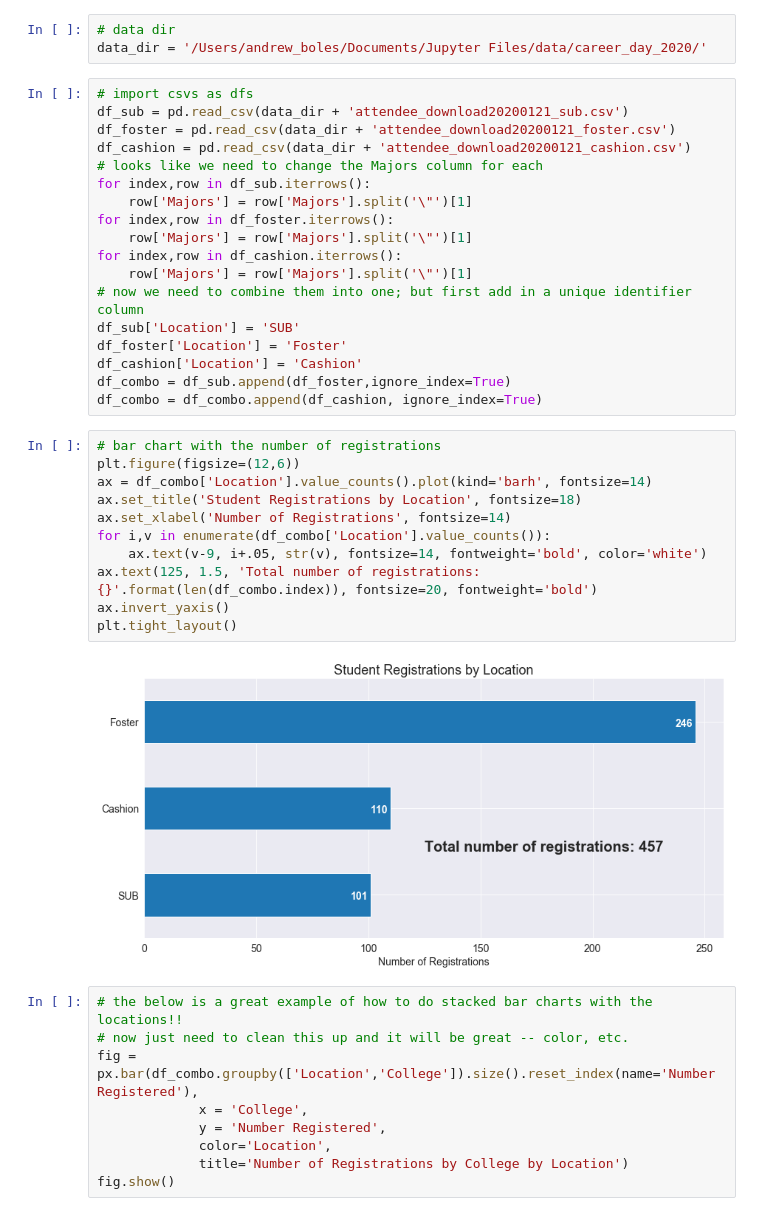
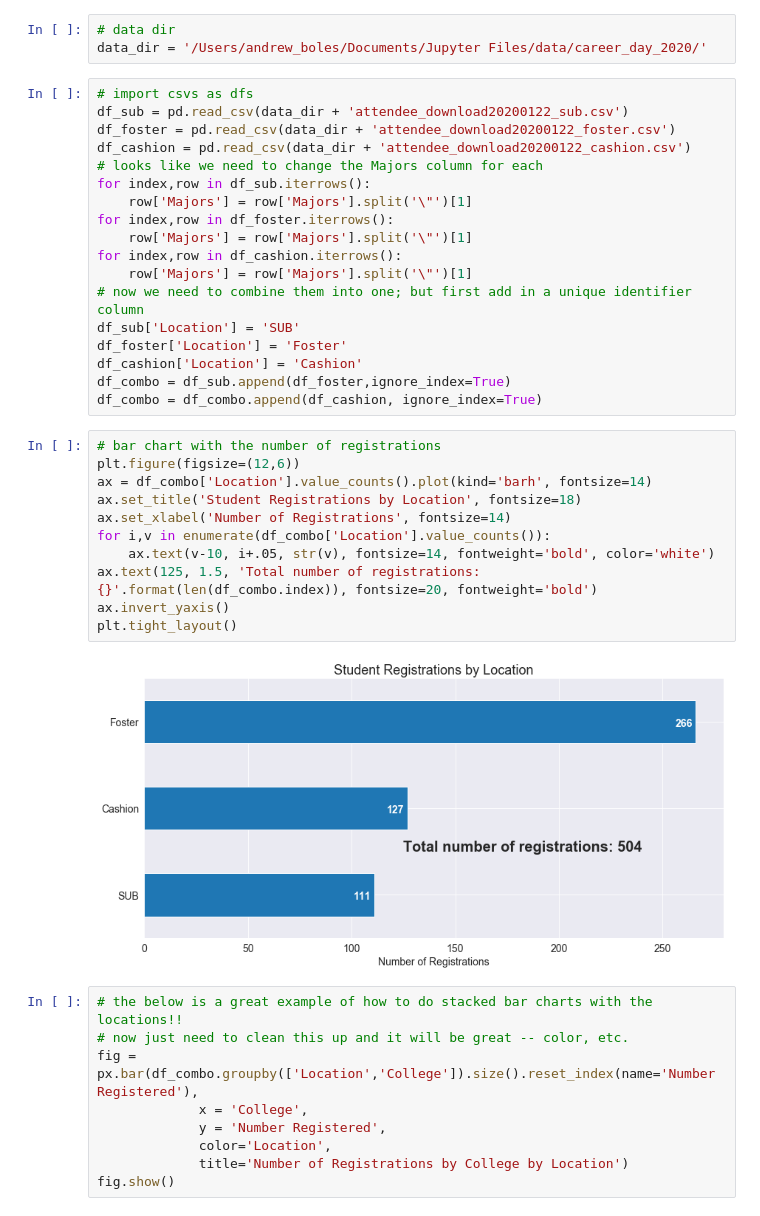
Before and after one commit to AKBoles/Jupyter-Notebook-Reports, a Jupyter notebook: Career Day 2020 Student Registration Report.ipynb, the cells around one changed output. Saved outputs shown, nothing was run; the diff lists cells and outputs as text.

```diff
--- a/Career Day 2020 Student Registration Report.ipynb
+++ b/Career Day 2020 Student Registration Report.ipynb
@@ -36,9 +36,9 @@ sns.set_style('darkgrid')
 data_dir = '/Users/andrew_boles/Documents/Jupyter Files/data/career_day_2020/'
 # %%
 # import csvs as dfs
-df_sub = pd.read_csv(data_dir + 'attendee_download20200121_sub.csv')
-df_foster = pd.read_csv(data_dir + 'attendee_download20200121_foster.csv')
-df_cashion = pd.read_csv(data_dir + 'attendee_download20200121_cashion.csv')
+df_sub = pd.read_csv(data_dir + 'attendee_download20200122_sub.csv')
+df_foster = pd.read_csv(data_dir + 'attendee_download20200122_foster.csv')
+df_cashion = pd.read_csv(data_dir + 'attendee_download20200122_cashion.csv')
 # looks like we need to change the Majors column for each
 for index,row in df_sub.iterrows():
     row['Majors'] = row['Majors'].split('\"')[1]
@@ -55,16 +55,16 @@ df_combo = df_combo.append(df_cashion, ignore_index=True)
 # %%
 # bar chart with the number of registrations
 plt.figure(figsize=(12,6))
 ax = df_combo['Location'].value_counts().plot(kind='barh', fontsize=14)
 ax.set_title('Student Registrations by Location', fontsize=18)
 ax.set_xlabel('Number of Registrations', fontsize=14)
 for i,v in enumerate(df_combo['Location'].value_counts()):
-    ax.text(v-9, i+.05, str(v), fontsize=14, fontweight='bold', color='white')
+    ax.text(v-10, i+.05, str(v), fontsize=14, fontweight='bold', color='white')
 ax.text(125, 1.5, 'Total number of registrations: {}'.format(len(df_combo.index)), fontsize=20, fontweight='bold')
 ax.invert_yaxis()
 plt.tight_layout()
 # %% [output]
-[figure, old version]
+[figure, new version]
 # %%
 # the below is a great example of how to do stacked bar charts with the locations!!
 # now just need to clean this up and it will be great -- color, etc.
```
Also changed, not shown: parts of 3 cells of this notebook.
